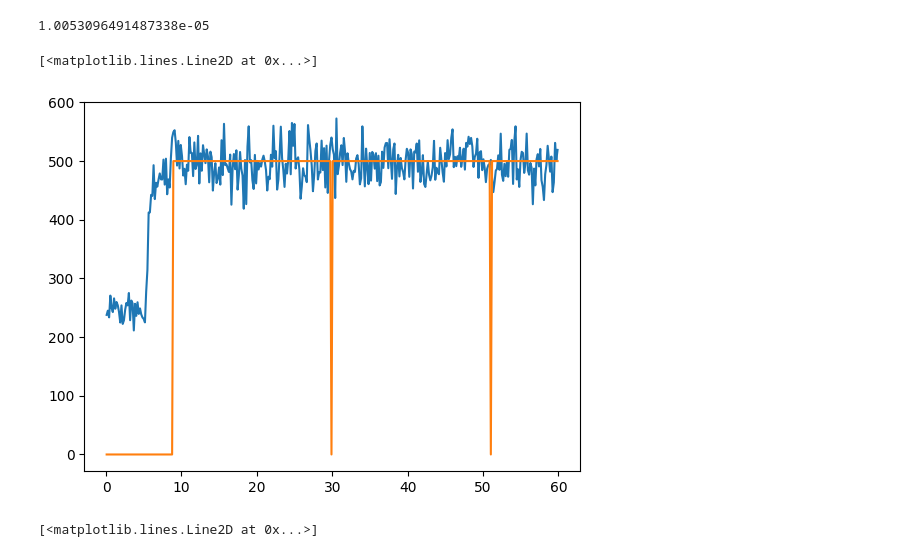
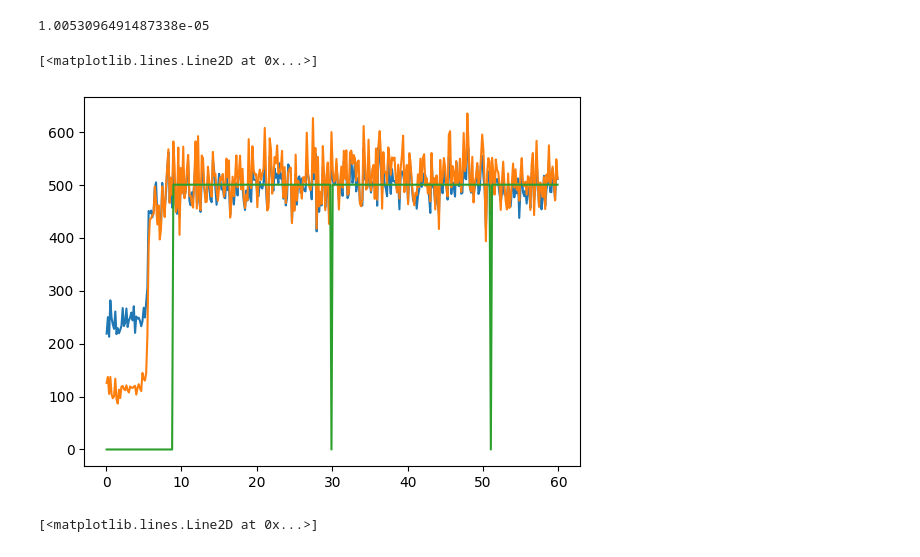
Before and after one commit to lusee-night/notebooks, a Jupyter notebook: calibrator/quantization.ipynb, the cells around one changed output. Drawn from its saved outputs; the diff is of its cells as text; code cells hidden in the pictures.

```diff
--- a/calibrator/quantization.ipynb
+++ b/calibrator/quantization.ipynb
@@ -18,7 +18,7 @@ Asfix=np.load('Asfix.npy')
 Ns=np.load('Ns.npy')
 kar = np.load('kar.npy')
 # %%
-comb=Comb(kar,response=Asfix, noise=Ns)
+comb=Comb(kar,response=2*Asfix, noise=Ns)
 C = Calibrator(comb, alpha=-0.3, add_noise=True)
 C.analyze_data(alpha_start=+0.3,tmax=60)
 C.cross_correlate()
@@ -32,10 +32,11 @@ Non zero weights 243
 1.0053096491487338e-05
 # %%
 plt.plot (t, res['SNR2'])
+plt.plot (t, res['SNR2alt']*115)
 plt.plot (t, res['detect3']*500)
 # %% [output]
 [<matplotlib.lines.Line2D at 0x...>]
-[figure, old version]
+[figure, new version]
 # %%
 plt.figure(figsize=(20,10))
 t = res['t']
```
Also changed, not shown: 2 other files.
